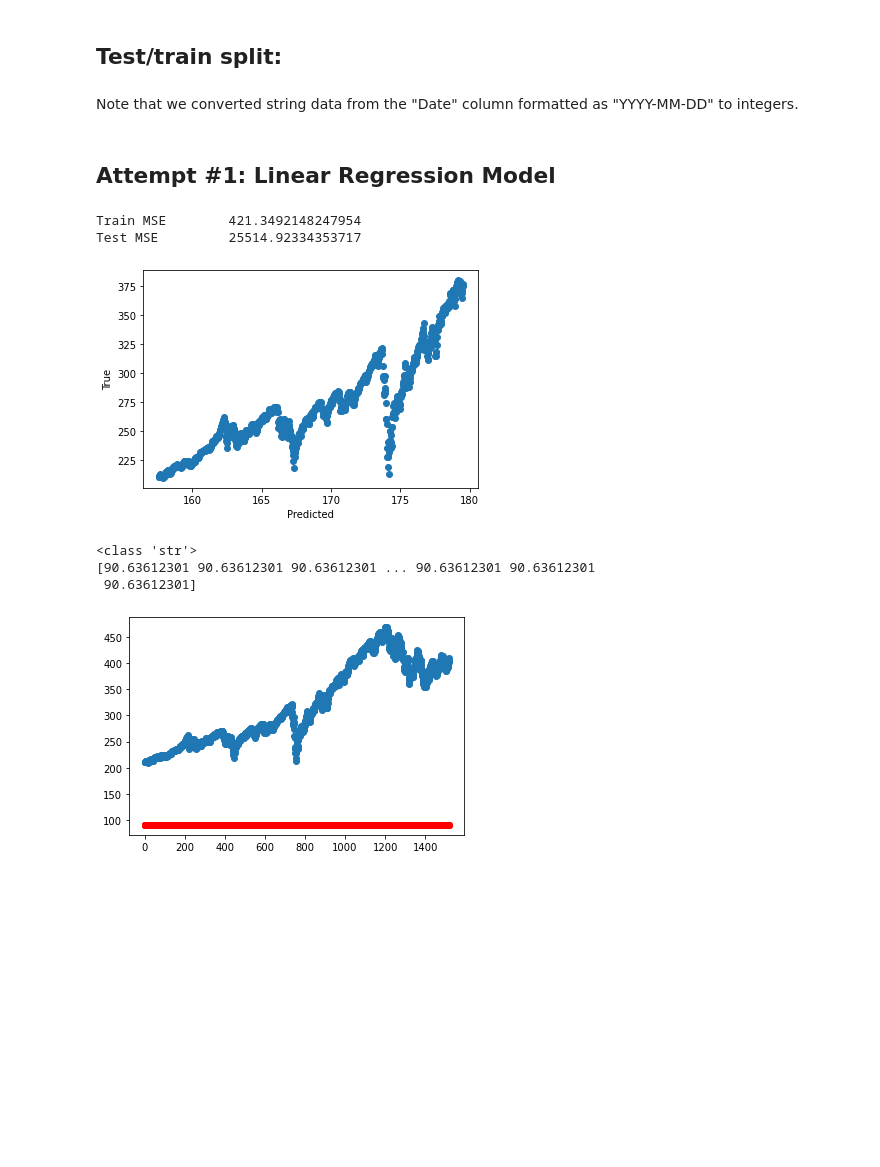
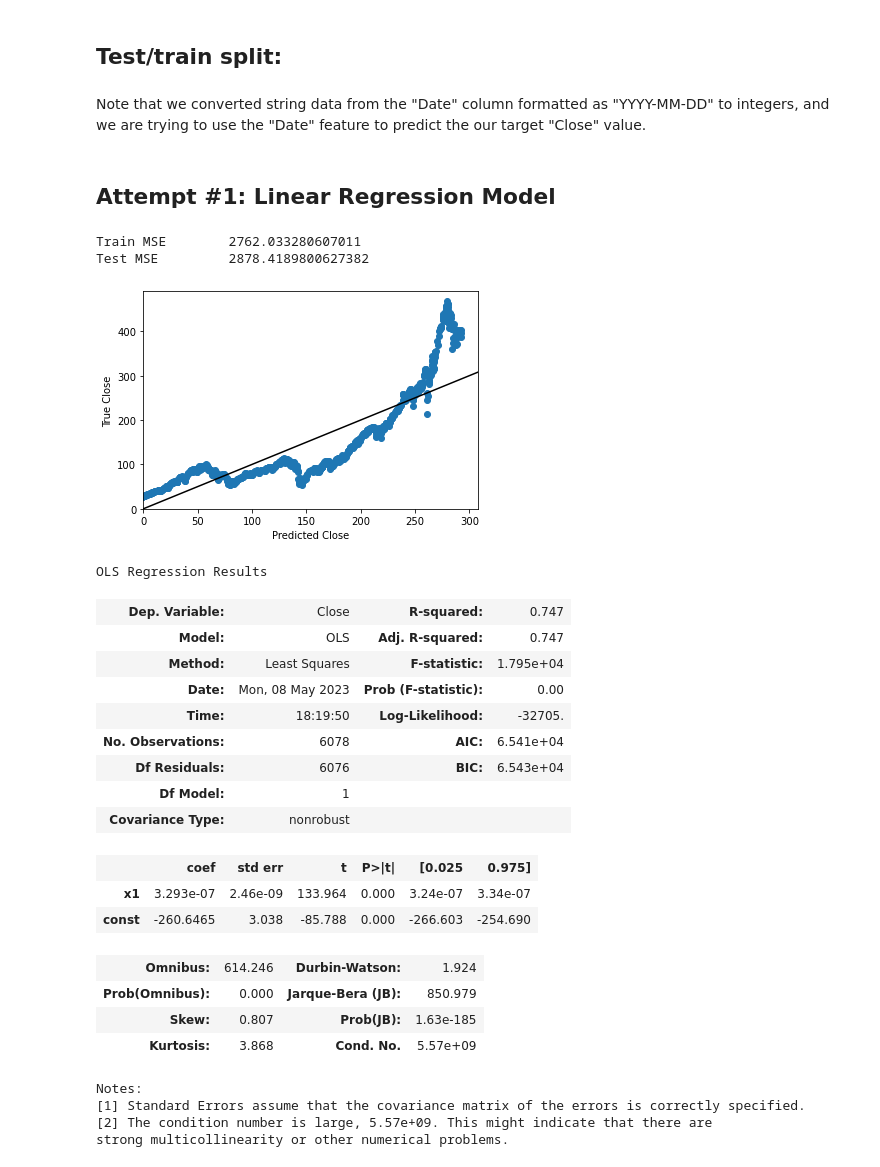
Before and after one commit to JasperShoe/ORIE_4741_Project, a Jupyter notebook: Main.ipynb, the cells around one changed output. Saved outputs shown, nothing was run; the diff lists cells and outputs as text; code cells hidden in the pictures; blank space fills up the shorter version.

```diff
--- a/Main.ipynb
+++ b/Main.ipynb
@@ -21,6 +21,7 @@ First, we must decide what we are trying to predict. Our dataset supplies us wit
 # %% [markdown]
 ## Test/train split:
 # %%
+df = df.sample(frac = 1)
 train_proportion = 0.8
 n = len(df)
 split = math.floor(n*train_proportion)
@@ -39,7 +40,7 @@ def times_to_timestamps(time_arr):
     return timestamp_arr
 
 target = df["Close"]
-data = pd.DataFrame(np.array([i for i in range(len(df["Date"]))]))
+data = pd.DataFrame(np.array(times_to_timestamps(df["Date"])))
 
 # the following variable records the features of examples in the training set
 train_x = data.iloc[:split]
@@ -50,7 +51,7 @@ train_y = target[:split]
 # the following variable records the labels of examples in the test set
 test_y = target[split+1:]
 # %% [markdown]
-Note that we converted string data from the "Date" column formatted as "YYYY-MM-DD" to integers.
+Note that we converted string data from the "Date" column formatted as "YYYY-MM-DD" to integers, and we are trying to use the "Date" feature to predict the our target "Close" value.
 # %% [markdown]
 ## Attempt #1: Linear Regression Model
 # %%
@@ -82,58 +83,64 @@ def plotdata(x=None,y=None,xname=None,yname=None,margin=0.05,plotDiag=True,zerom
 
 # This function plots the predicted labels vs the actual labels (We only plot the first 1000 points to avoid slow plots)
 def plot_pred_true(test_pred=None, test_y=None, max_points = 1000):
-    plotdata(test_pred[1:max_points], test_y[1:max_points],'Predicted', 'True', zeromin=True)
+    plotdata(test_pred[1:max_points], test_y[1:max_points],'Predicted Close', 'True Close', zeromin=True)
 
+# This function runs OLS and bypasses any SVD (Singular Value Decomposition) convergence errors by refitting the model
 def run_OLS(train_y, test_y, train_vals, test_vals):
     ols_model = sm.regression.linear_model.OLS(train_y, train_vals)
     while True: # Bypasses SVD convergence assertion error
         try:
             results = ols_model.fit()
             break
         except:
             None
 
     w = np.array(results.params).reshape([len(results.params),1])
 
-    train_pred = np.array(np.matmul(train_vals,w))
-    test_pred = np.array(np.matmul(test_vals,w))
+    train_pred = np.matmul(train_vals,w)
+    test_pred = np.matmul(test_vals,w)
 
     train_MSE = MSE(train_y, train_pred.flatten())
     test_MSE = MSE(test_y, test_pred.flatten())
 
-    return train_MSE, test_MSE, test_pred
+    return train_MSE, test_MSE, test_pred, results
 
 train_vals_offset = np.ones(train_x.shape[0]).reshape(-1, 1)
 train_vals = np.concatenate([train_x, train_vals_offset], axis=1)
 
 test_vals_offset = np.ones(test_x.shape[0]).reshape(-1, 1)
 test_vals = np.concatenate([test_x, test_vals_offset], axis=1)
 
-train_MSE, test_MSE, test_pred = run_OLS(train_y, test_y, train_vals, test_vals)
+train_MSE, test_MSE, test_pred, result = run_OLS(train_y, test_y, train_vals, test_vals)
 
 print("Train MSE\t", str(train_MSE))
 print("Test MSE\t", str(test_MSE))
 
 plot_pred_true(test_pred.flatten(), test_y)
+
+result.summary()
 # %% [output]
-Train MSE        421.3492148247954
-Test MSE         25514.92334353717
+Train MSE        2762.033280607011
+Test MSE         2878.4189800627382
-[figure, old version]
+[figure, new version]
+OLS Regression Results
+| Dep. Variable: | Close | R-squared: | 0.747 |
+| Model: | OLS | Adj. R-squared: | 0.747 |
+| Method: | Least Squares | F-statistic: | 1.795e+04 |
+| Date: | Mon, 08 May 2023 | Prob (F-statistic): | 0.00 |
+| Time: | 18:19:50 | Log-Likelihood: | -32705. |
+| No. Observations: | 6078 | AIC: | 6.541e+04 |
+| Df Residuals: | 6076 | BIC: | 6.543e+04 |
+| Df Model: | 1 |  |  |
+| Covariance Type: | nonrobust |  |  |
+|  | coef | std err | t | P>|t| | [0.025 | 0.975] |
+| x1 | 3.293e-07 | 2.46e-09 | 133.964 | 0.000 | 3.24e-07 | 3.34e-07 |
+| const | -260.6465 | 3.038 | -85.788 | 0.000 | -266.603 | -254.690 |
+| Omnibus: | 614.246 | Durbin-Watson: | 1.924 |
+| Prob(Omnibus): | 0.000 | Jarque-Bera (JB): | 850.979 |
+| Skew: | 0.807 | Prob(JB): | 1.63e-185 |
+| Kurtosis: | 3.868 | Cond. No. | 5.57e+09 |
+Notes:
+[1] Standard Errors assume that the covariance matrix of the errors is correctly specified.
+[2] The condition number is large, 5.57e+09. This might indicate that there are
+strong multicollinearity or other numerical problems.
-# %%
-d = pd.read_csv("spy.csv")
-
-dt = d["Date"]
-print(type(dt[0]))
-
-d = d["Close"]
-d = d.iloc[split+1:]
-
-plt.scatter([i for i in range(len(d))], d)
-plt.scatter([i for i in range(len(test_pred.flatten()))], test_pred.flatten(), color="r")
-
-print(test_pred.flatten())
-# %% [output]
-<class 'str'>
-[90.63612301 90.63612301 90.63612301 ... 90.63612301 90.63612301
- 90.63612301]
-[figure, removed]
```
Also changed, not shown: parts of 3 cells of this notebook.
